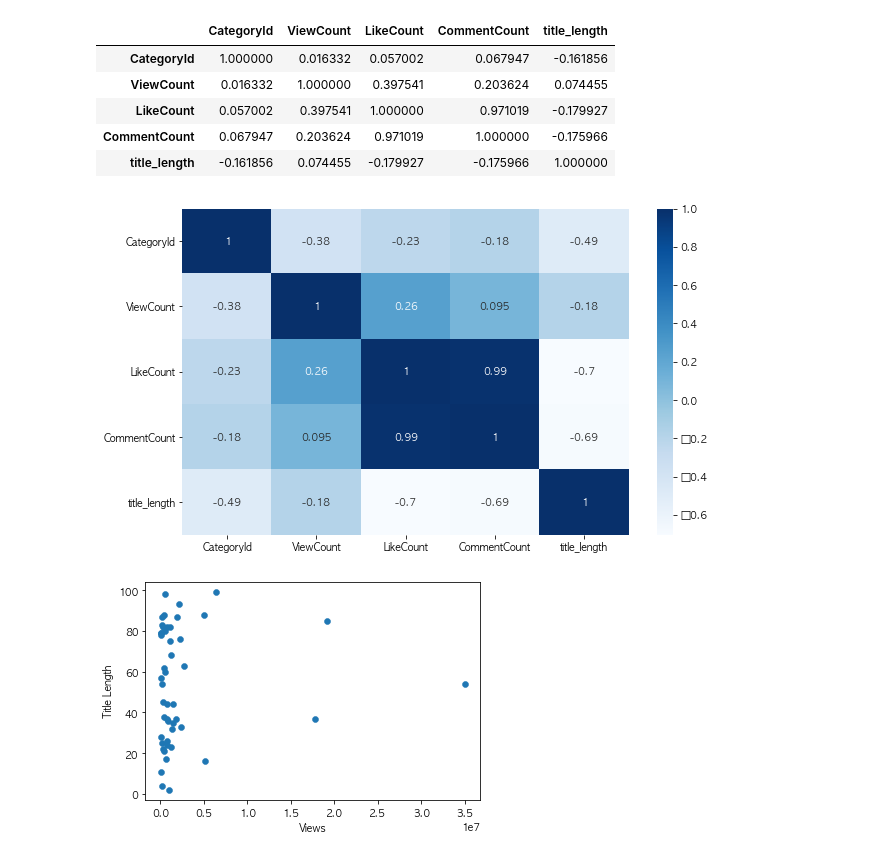
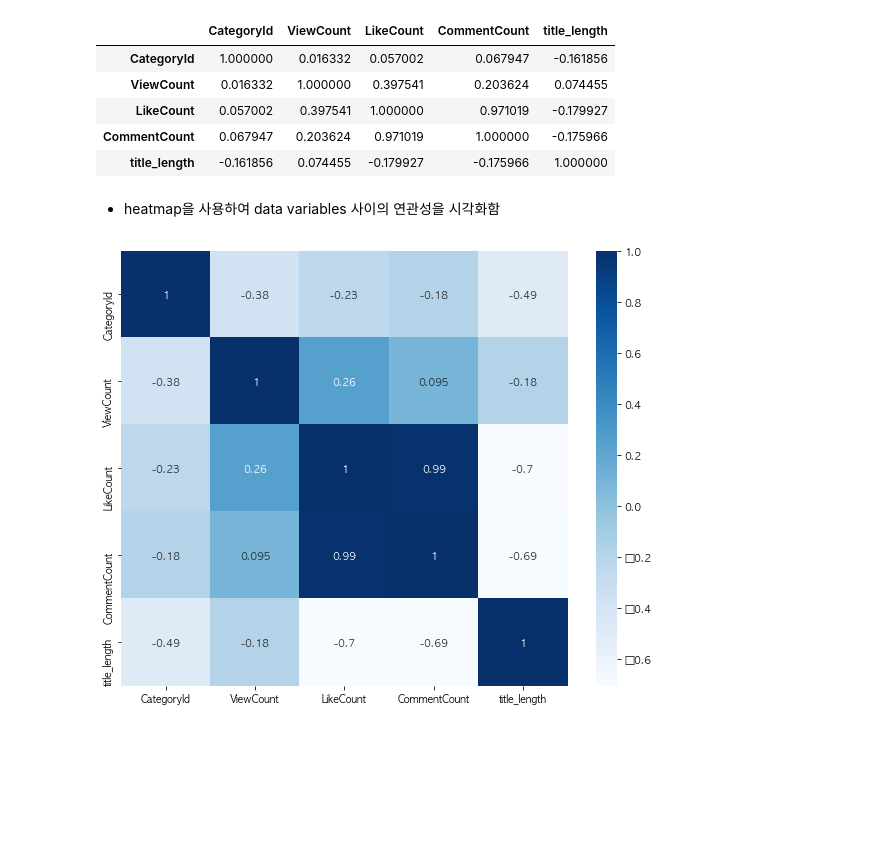
Before and after one commit to enjoy89/data_analysis_programming, a Jupyter notebook: project.ipynb, the cells around one changed output. Drawn from its saved outputs; the diff is of its cells as text; code cells hidden in the pictures; blank space fills up the shorter version.

Commit message:
data analysis 추가

```diff
--- a/project.ipynb
+++ b/project.ipynb
@@ -347,16 +356,10 @@ df_corr
 | LikeCount | 0.057002 | 0.397541 | 1.000000 | 0.971019 | -0.179927 |
 | CommentCount | 0.067947 | 0.203624 | 0.971019 | 1.000000 | -0.175966 |
 | title_length | -0.161856 | 0.074455 | -0.179927 | -0.175966 | 1.000000 |
+# %% [markdown]
+* heatmap을 사용하여 data variables 사이의 연관성을 시각화함
 # %%
-fig, ax = plt.subplots(figsize=(10,6))
+fig, ax = plt.subplots(figsize=(10,8))
 _ = sns.heatmap(df_corr.corr(), annot=True, cmap='Blues', ax=ax)
 # %% [output]
-[figure, old version]
+[figure, new version]
-# %%
-youtube_video_data['title_length'] = youtube_video_data['VideoTitle'].apply(lambda x: len(x))
-
-fig, ax = plt.subplots()
-_ = ax.scatter(x=youtube_video_data['ViewCount'], y=youtube_video_data['title_length'], linewidths=0.5)
-_ = ax.set(xlabel="Views", ylabel="Title Length")
-# %% [output]
-[figure, removed]
```
Also changed, not shown: parts of 9 cells of this notebook.
